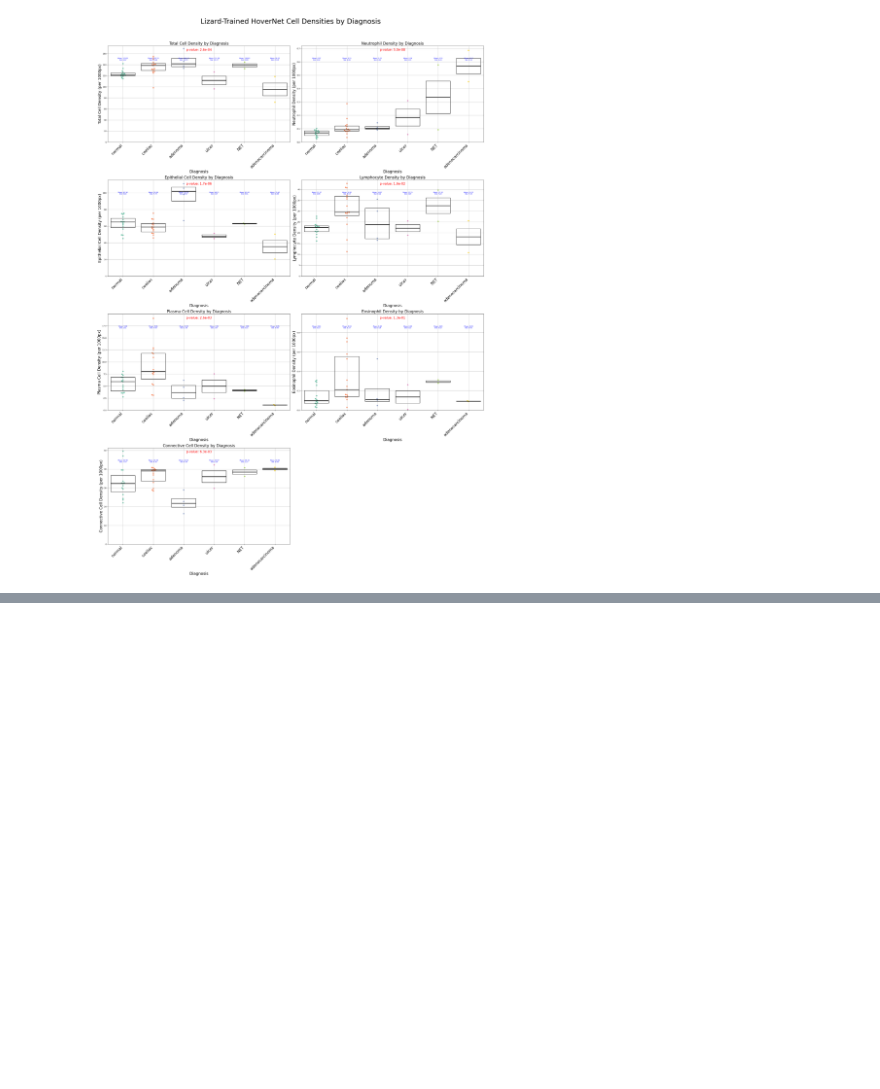
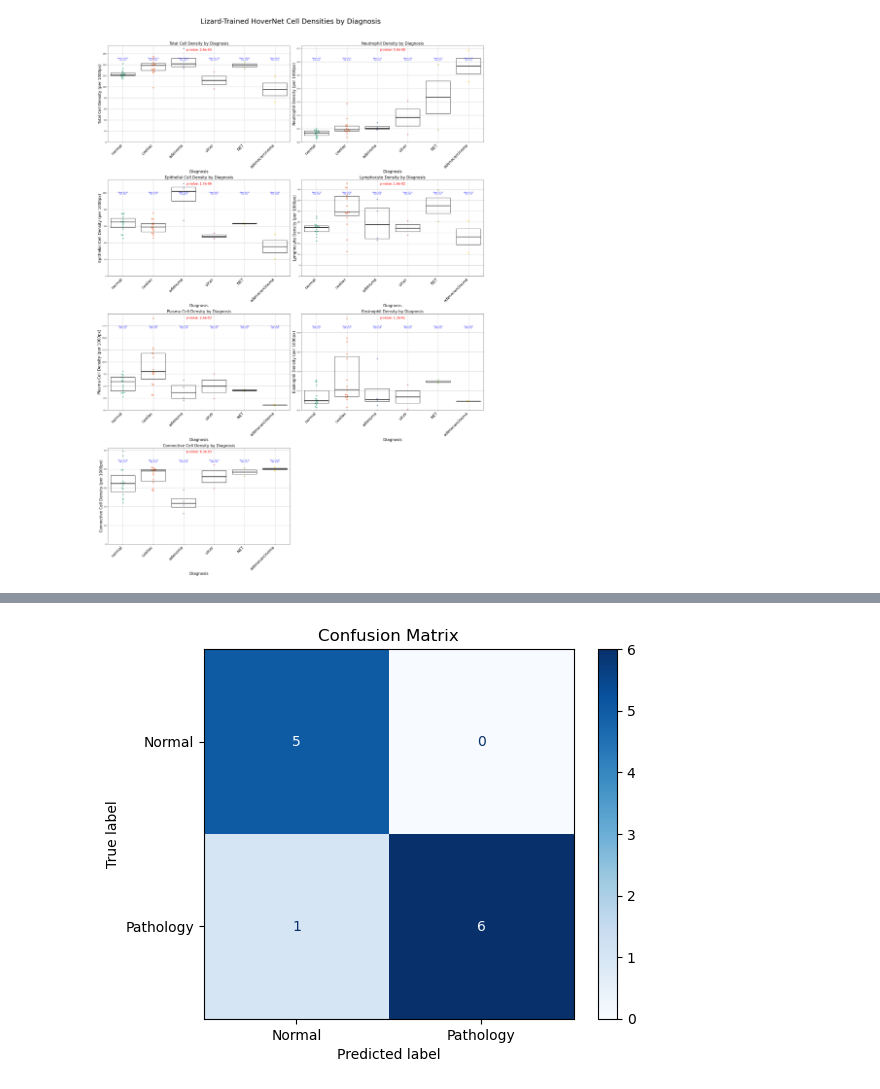
Before and after one commit to mpf0909/pathology_part_II_project, a Jupyter notebook: hovernet/hovernet-conic/inference-results/final-test-inference/analyse_summary.ipynb, the cells around one changed output, grey strips where cells are left out. Cells and saved outputs as stored; diff of their text form; code cells hidden in the pictures; blank space fills up the shorter version.

```diff
--- a/hovernet/hovernet-conic/inference-results/final-test-inference/analyse_summary.ipynb
+++ b/hovernet/hovernet-conic/inference-results/final-test-inference/analyse_summary.ipynb
@@ -318,0 +486,9 @@ weighted avg       0.83      0.83      0.83        12
+# %%
+from sklearn.metrics import ConfusionMatrixDisplay
+
+ConfusionMatrixDisplay.from_estimator(model, X_test, y_test, display_labels=["Normal", "Pathology"], cmap='Blues')
+plt.title("Confusion Matrix")
+plt.grid(False)
+plt.show()
+# %% [output]
+[figure, added]
```
Also changed, not shown: parts of 10 cells of this notebook.
